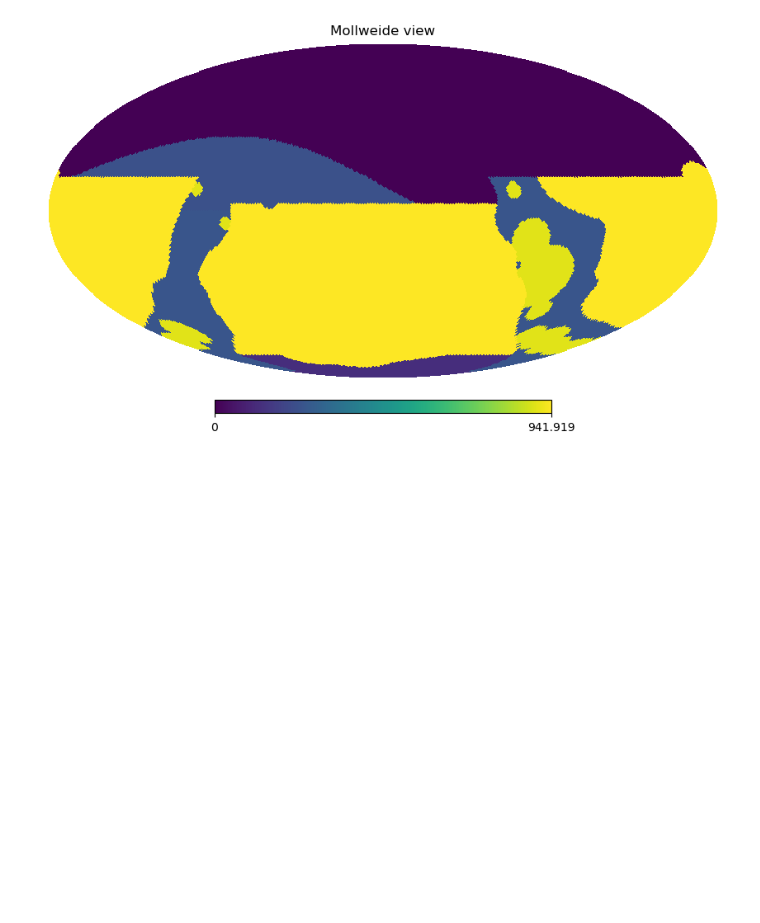
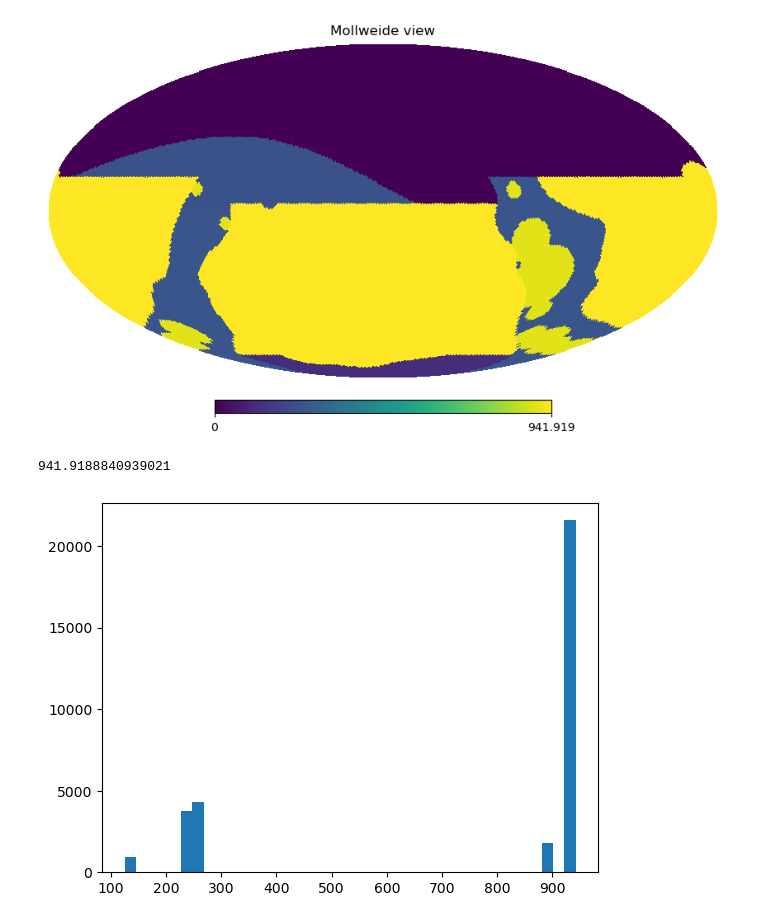
Before and after one commit to lsst-sims/sims_featureScheduler_runs3.5, a Jupyter notebook: early_draft/classic_fp.ipynb, the cells around one changed output. Cells and saved outputs as stored; diff of their text form; code cells hidden in the pictures; blank space fills up the shorter version.

```diff
--- a/early_draft/classic_fp.ipynb
+++ b/early_draft/classic_fp.ipynb
@@ -42,3 +46,12 @@ scp 125.03348018945601
 virgo 941.9188840939021
 24020198.550327092
 [figure]
+# %%
+good = np.where(all_bands > 0)
+np.median(all_bands[good])
+# %% [output]
+941.9188840939021
+# %%
+_temp = plt.hist(all_bands[good], bins=40)
+# %% [output]
+[figure, added]
```
Also changed, not shown: parts of 1 cell of this notebook, 3 other files.
